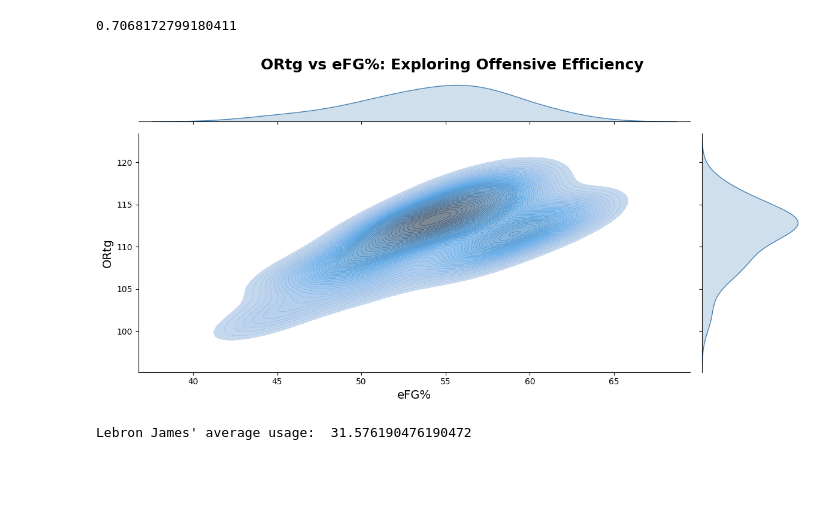
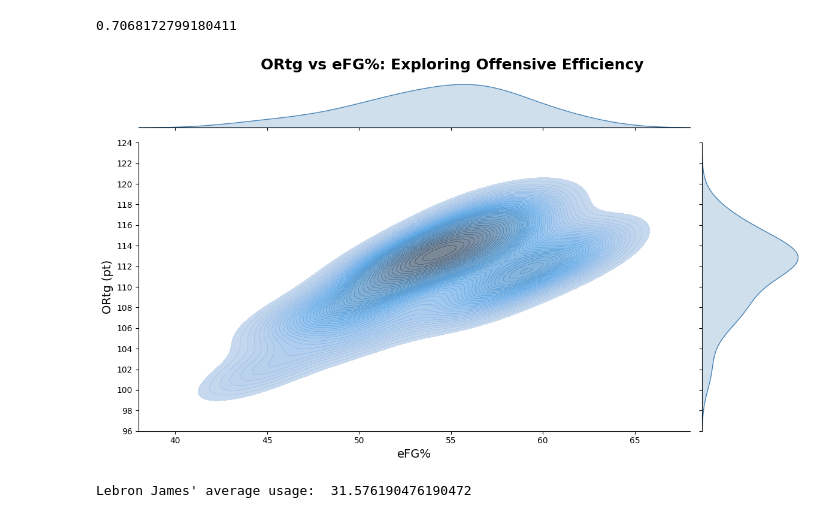
Before and after one commit to francescobortuzzo/DataScienceProject, a Jupyter notebook: creazione_plot/plot.ipynb, the cells around one changed output. Drawn from its saved outputs; the diff is of its cells as text; code cells hidden in the pictures; blank space fills up the shorter version.

```diff
--- a/creazione_plot/plot.ipynb
+++ b/creazione_plot/plot.ipynb
@@ -1174,32 +1174,36 @@ print(correlation_ofr_l_efg)
 # %% [output]
 0.7068172799180411
 # %%
-#plot efg and ofr_l
 
 # Reset index and drop NaN values
 df2 = df_advanced.reset_index()
 
 # Create joint plot with KDE and data points
 plot = sns.jointplot(x=efg, y=df2['OFR_L'], kind='kde', color='steelblue', fill=True, s=100, alpha=0.7, n_levels=50)
 
+#set x and y axis limits
+plot.ax_joint.set_xlim(38, 68)
+plot.ax_joint.set_ylim(96, 124)
+
 # Set figure size
-plot.figure.set_figwidth(12)
+plot.fig.set_figwidth(12)
+plot.fig.set_figheight(7)
 
 # Set axis labels and title
 plot.set_axis_labels('Effective Field Goal Percentage', 'Offensive Rating (OFR)', fontsize=14)
 plot.figure.suptitle('Offensive Rating Analysis with LeBron James and Effective Field Goal Percentage', fontsize=18, fontweight='bold')
 
 # Add labels and title
-plot.set_axis_labels('eFG%', 'ORtg', fontsize=14)
+plot.set_axis_labels('eFG%', 'ORtg (pt)', fontsize=14)
 plot.figure.suptitle('ORtg vs eFG%: Exploring Offensive Efficiency', fontsize=18, fontweight='bold')
 
-
+# Set y-axis major ticks to have a step of 2
+plot.ax_joint.yaxis.set_major_locator(MultipleLocator(2))
 
 plt.tight_layout()
-
 plt.show()
 # %% [output]
-[figure, old version]
+[figure, new version]
 # %%
 #calculate USG mean
 usg_mean = df_advanced['USG'].mean()
```
Also changed, not shown: parts of 2 cells of this notebook, 1 other file.
